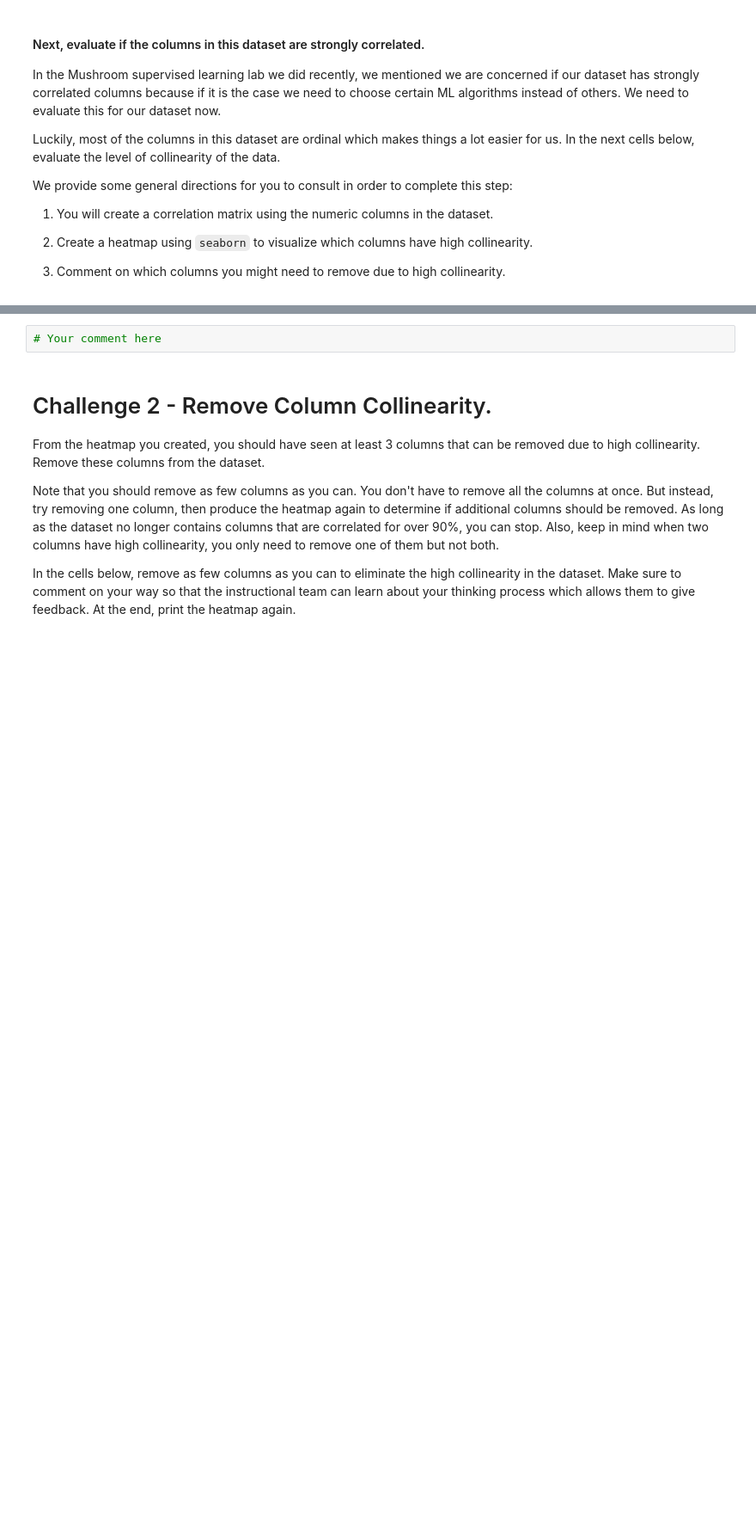
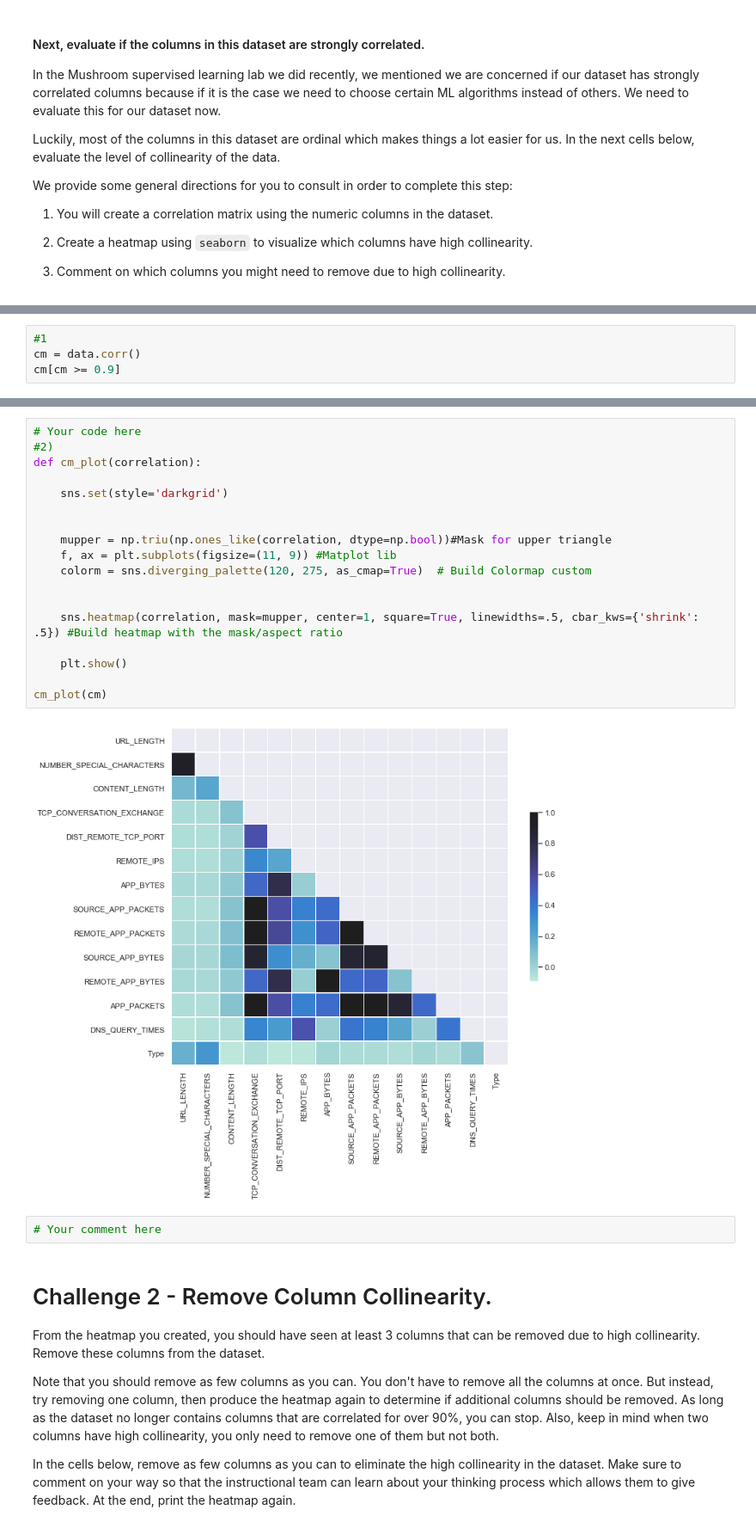
Before and after one commit to ta-data-lis/lab-supervised-learning, a Jupyter notebook: your-code/main.ipynb, the cells around one changed output, grey strips where cells are left out. Shown at 86% size. Drawn from its saved outputs; the diff is of its cells as text; blank space fills up the shorter version.

```diff
--- a/your-code/main.ipynb
+++ b/your-code/main.ipynb
@@ -54,0 +161,4 @@ We provide some general directions for you to consult in order to complete this
+# %%
+#1
+cm = data.corr()
+cm[cm >= 0.9]
@@ -55,3 +181,23 @@ We provide some general directions for you to consult in order to complete this
+# %%
+# Your code here
+#2)
+def cm_plot(correlation):
+
+    sns.set(style='darkgrid')
+
+
+    mupper = np.triu(np.ones_like(correlation, dtype=np.bool))#Mask for upper triangle
+    f, ax = plt.subplots(figsize=(11, 9)) #Matplot lib
+    colorm = sns.diverging_palette(120, 275, as_cmap=True)  # Build Colormap custom
+
+
+    sns.heatmap(correlation, mask=mupper, center=1, square=True, linewidths=.5, cbar_kws={'shrink': .5}) #Build heatmap with the mask/aspect ratio
+
+    plt.show()
+
+cm_plot(cm)
+# %% [output]
+[figure, added]
 # %%
 # Your comment here
 # %% [markdown]
```
Also changed, not shown: parts of 68 cells of this notebook.
